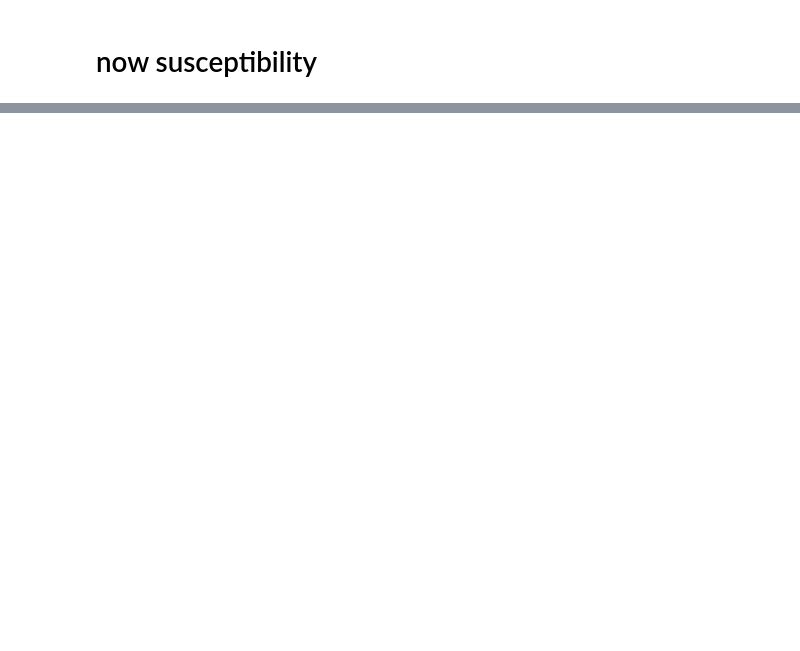
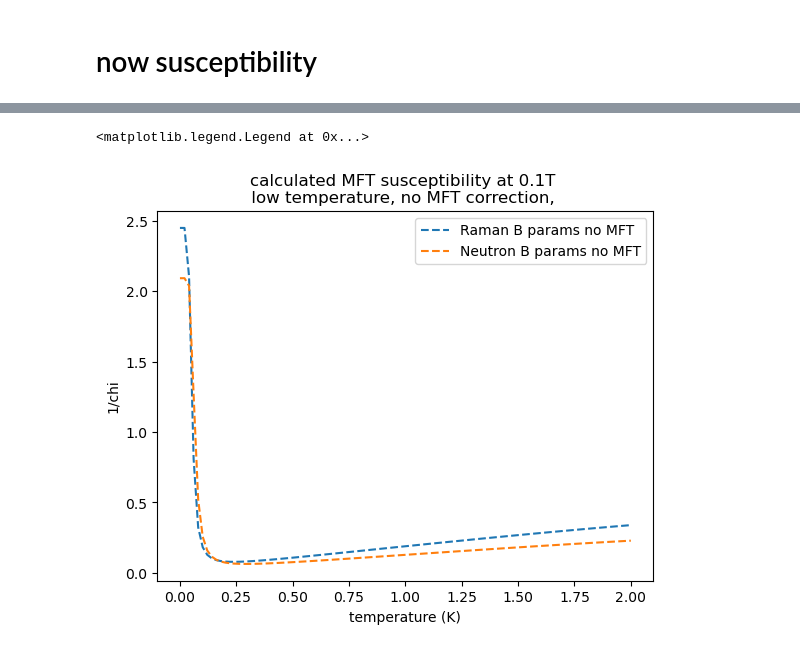
Before and after one commit to hrwhitelock/CES_magnetoOptical, a Jupyter notebook: CES_Mag_fromPCF.ipynb, the cells around one changed output, grey strips where cells are left out. Cells and saved outputs as stored; diff of their text form; code cells hidden in the pictures; blank space fills up the shorter version.

```diff
--- a/CES_Mag_fromPCF.ipynb
+++ b/CES_Mag_fromPCF.ipynb
@@ -442,0 +407,22 @@ plt.legend()
+# %%
+field = [0,0,.1]
+susPCFallen = AllenErObj.susceptibility(ion, temps, field, df)
+susPCFallen = np.array(susPCFallen).T[2]
+# %%
+myinv = [-1/x for x in mysus]
+neutroninv = [-1/x for x in neutronSus]
+# sus =  [ErObj.susceptibility(ion, t, field, df) for t in temps]
+susinvPCF = [-1/x for x in susPCF]
+susinvPCFallen = [-1/x for x in susPCFallen]
+# plt.plot(CESMTdata[12], 1/CESMTdata[13]*SCF, label='c-axis data from Allens paper')
+# plt.plot(temps, myinv, '--', label = 'Raman B params MFT')
+# plt.plot(temps, neutroninv, '-.', label = 'neutrons B params MFT' )
+plt.plot(temps, susinvPCF, '--', label = 'Raman B params no MFT')
+plt.plot(temps, susinvPCFallen, '--', label = 'Neutron B params no MFT')
+plt.title('calculated MFT susceptibility at 0.1T \n low temperature, no MFT correction,  ')
+plt.xlabel('temperature (K)')
+plt.ylabel('1/chi')
+plt.legend()
+# %% [output]
+<matplotlib.legend.Legend at 0x...>
+[figure, added]
```
Also changed, not shown: parts of 19 cells of this notebook, 2 other files.
